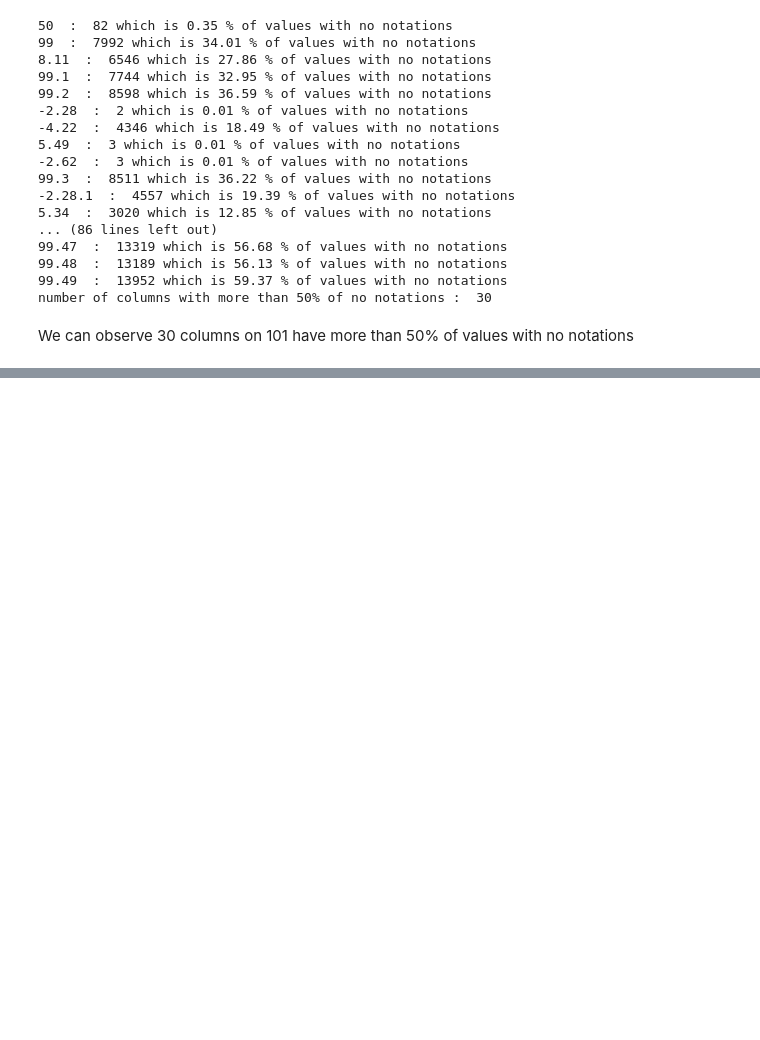
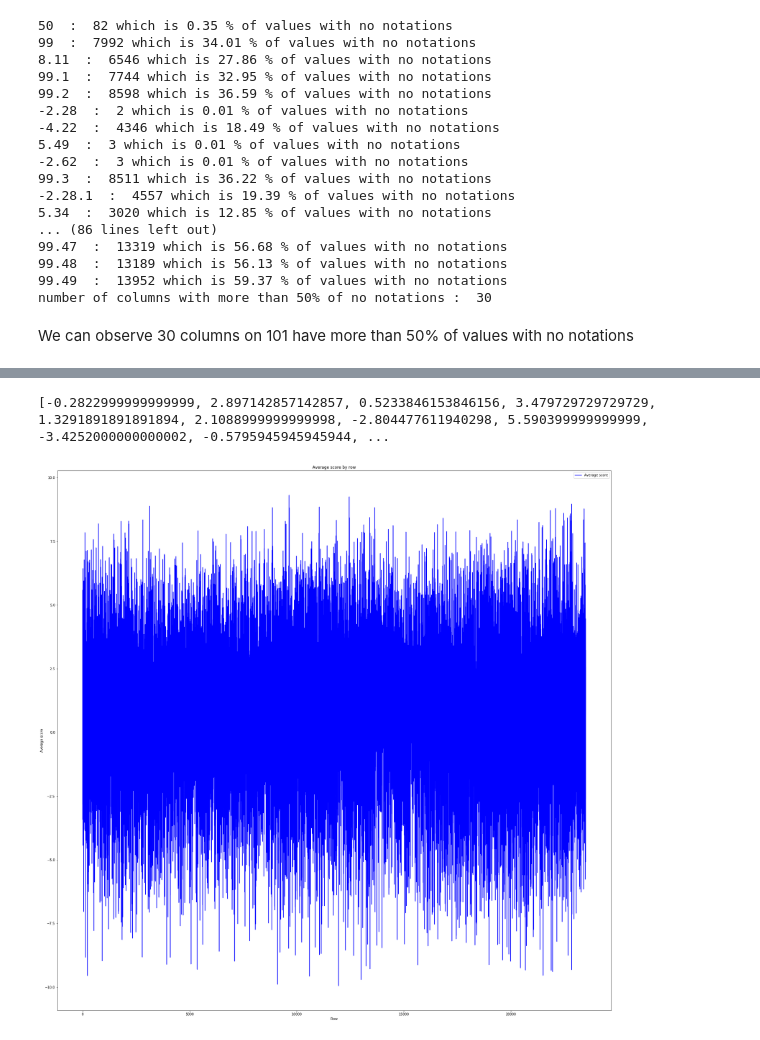
Before and after one commit to vaibhavsahu0101/Jester_AI, a Jupyter notebook: Jester_jokes_data_description.ipynb, the cells around one changed output, grey strips where cells are left out. Drawn from its saved outputs; the diff is of its cells as text; code cells hidden in the pictures; blank space fills up the shorter version.

```diff
--- a/Jester_jokes_data_description.ipynb
+++ b/Jester_jokes_data_description.ipynb
@@ -208,0 +320,22 @@ We can observe 30 columns on 101 have more than 50% of values with no notations
+# %%
+cpt_row_good = 0
+cpt_row_wrong = 0
+test_value_row = 1
+row_mean = []
+for row in range(len(data)):
+    tot = 0 #used to add all the rated values
+    cpt = 0 # number of data with rated values
+    for i in data.iloc[row]:
+        if (i > -10 and i <10):
+            tot +=i
+            cpt +=1
+    if cpt != 0:
+        mean_row = tot / cpt
+    else :
+        mean_row = 0
+    print ("Mean score for ", row, " : ", mean_row)
+    row_mean.append(mean_row)
+    if (mean_row > test_value_row):
+        cpt_row_good +=1
+    if (mean_row < -test_value_row):
+        cpt_row_wrong +=1
@@ -208,0 +386,14 @@ We can observe 30 columns on 101 have more than 50% of values with no notations
+# %%
+print (row_mean)
+# %% [output]
+[-0.2822999999999999, 2.897142857142857, 0.5233846153846156, 3.479729729729729, 1.3291891891891894, 2.1088999999999998, -2.804477611940298, 5.590399999999999, -3.4252000000000002, -0.5795945945945944, ...
+# %%
+fig = plt.figure(figsize=(30, 30))
+plt.plot(row_mean, label='Average score', color='Blue')
+plt.legend()
+plt.xlabel('Row')
+plt.ylabel('Average score')
+plt.title("Average score by row")
+plt.show()
+# %% [output]
+[figure, added]
```
Also changed, not shown: parts of 13 cells of this notebook.
